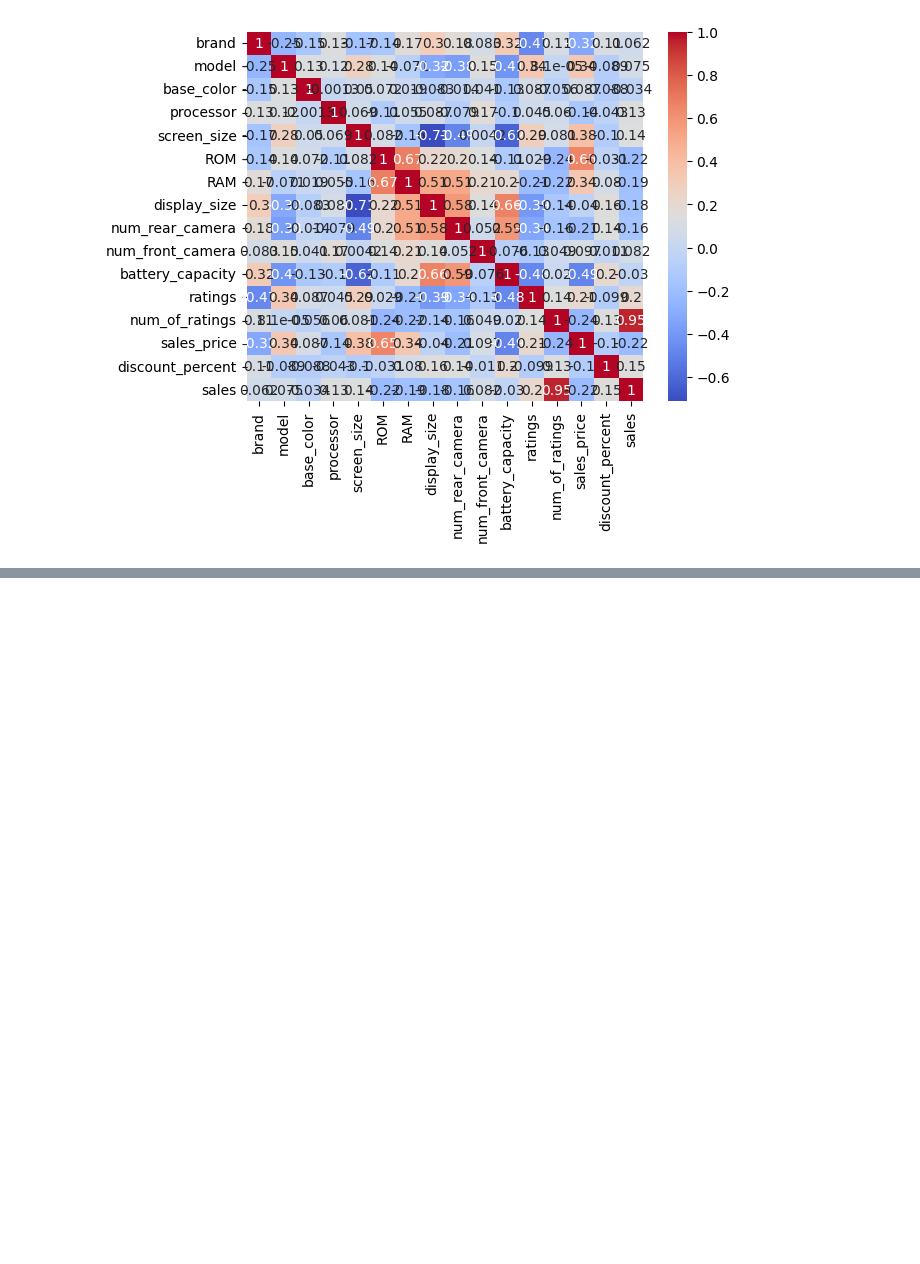
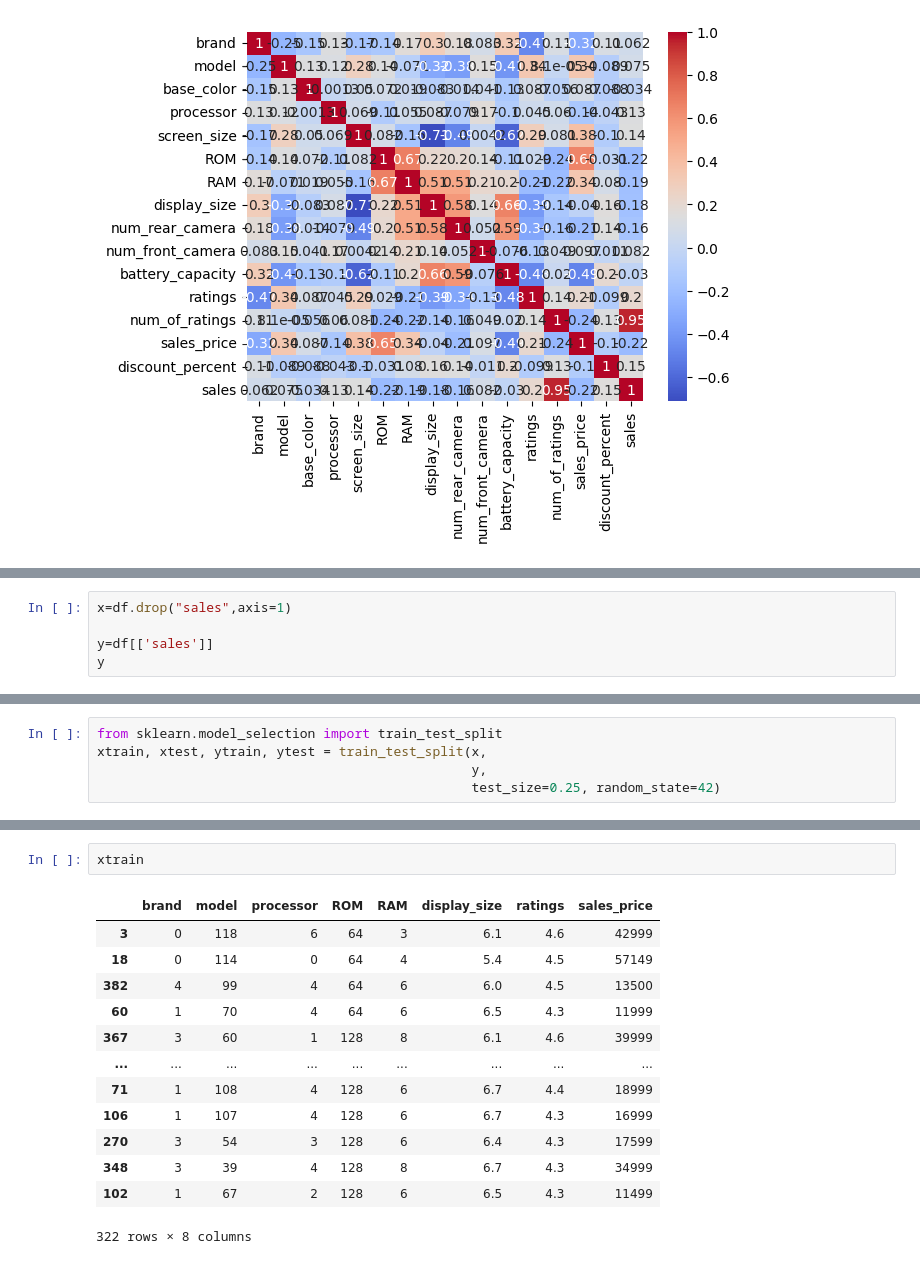
Before and after one commit to UthraCG/BizCardX-Extracting-Business-Card-Data-with-OCR, a Jupyter notebook: mobile_sales.ipynb, the cells around one changed output, grey strips where cells are left out. Drawn from its saved outputs; the diff is of its cells as text; blank space fills up the shorter version.

```diff
--- a/mobile_sales.ipynb
+++ b/mobile_sales.ipynb
@@ -402,0 +438,5 @@ Sales is purely depends on sales price and number of ratings. So ii n eCommerce
+# %%
+x=df.drop("sales",axis=1)
+
+y=df[['sales']]
+y
@@ -402,0 +457,5 @@ Sales is purely depends on sales price and number of ratings. So ii n eCommerce
+# %%
+from sklearn.model_selection import train_test_split
+xtrain, xtest, ytrain, ytest = train_test_split(x,
+                                                y,
+                                                test_size=0.25, random_state=42)
@@ -402,0 +471,16 @@ Sales is purely depends on sales price and number of ratings. So ii n eCommerce
+# %%
+xtrain
+# %% [output]
+|  | brand | model | processor | ROM | RAM | display_size | ratings | sales_price |
+| 3 | 0 | 118 | 6 | 64 | 3 | 6.1 | 4.6 | 42999 |
+| 18 | 0 | 114 | 0 | 64 | 4 | 5.4 | 4.5 | 57149 |
+| 382 | 4 | 99 | 4 | 64 | 6 | 6.0 | 4.5 | 13500 |
+| 60 | 1 | 70 | 4 | 64 | 6 | 6.5 | 4.3 | 11999 |
+| 367 | 3 | 60 | 1 | 128 | 8 | 6.1 | 4.6 | 39999 |
+| ... | ... | ... | ... | ... | ... | ... | ... | ... |
+| 71 | 1 | 108 | 4 | 128 | 6 | 6.7 | 4.4 | 18999 |
+| 106 | 1 | 107 | 4 | 128 | 6 | 6.7 | 4.3 | 16999 |
+| 270 | 3 | 54 | 3 | 128 | 6 | 6.4 | 4.3 | 17599 |
+| 348 | 3 | 39 | 4 | 128 | 8 | 6.7 | 4.3 | 34999 |
+| 102 | 1 | 67 | 2 | 128 | 6 | 6.5 | 4.3 | 11499 |
+322 rows × 8 columns
```
Also changed, not shown: parts of 13 cells of this notebook.
